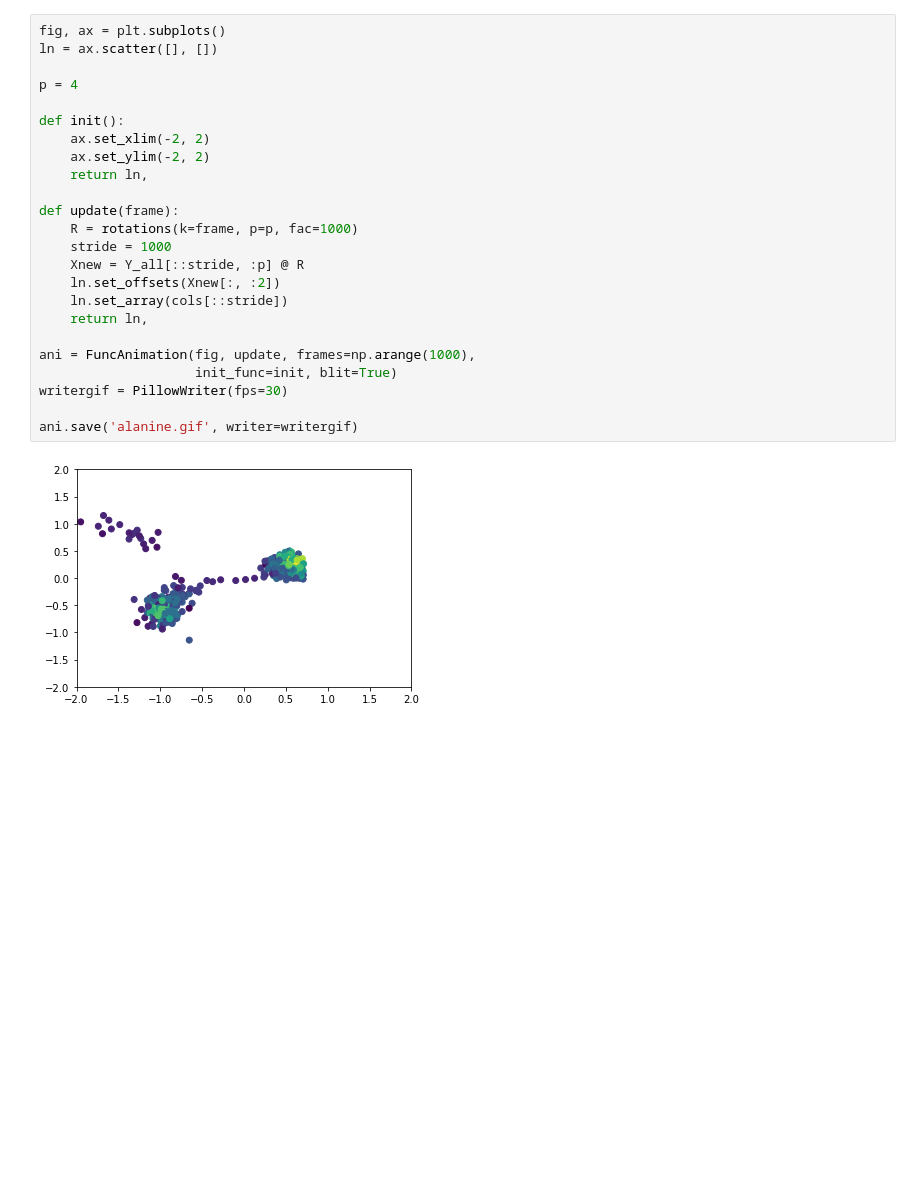
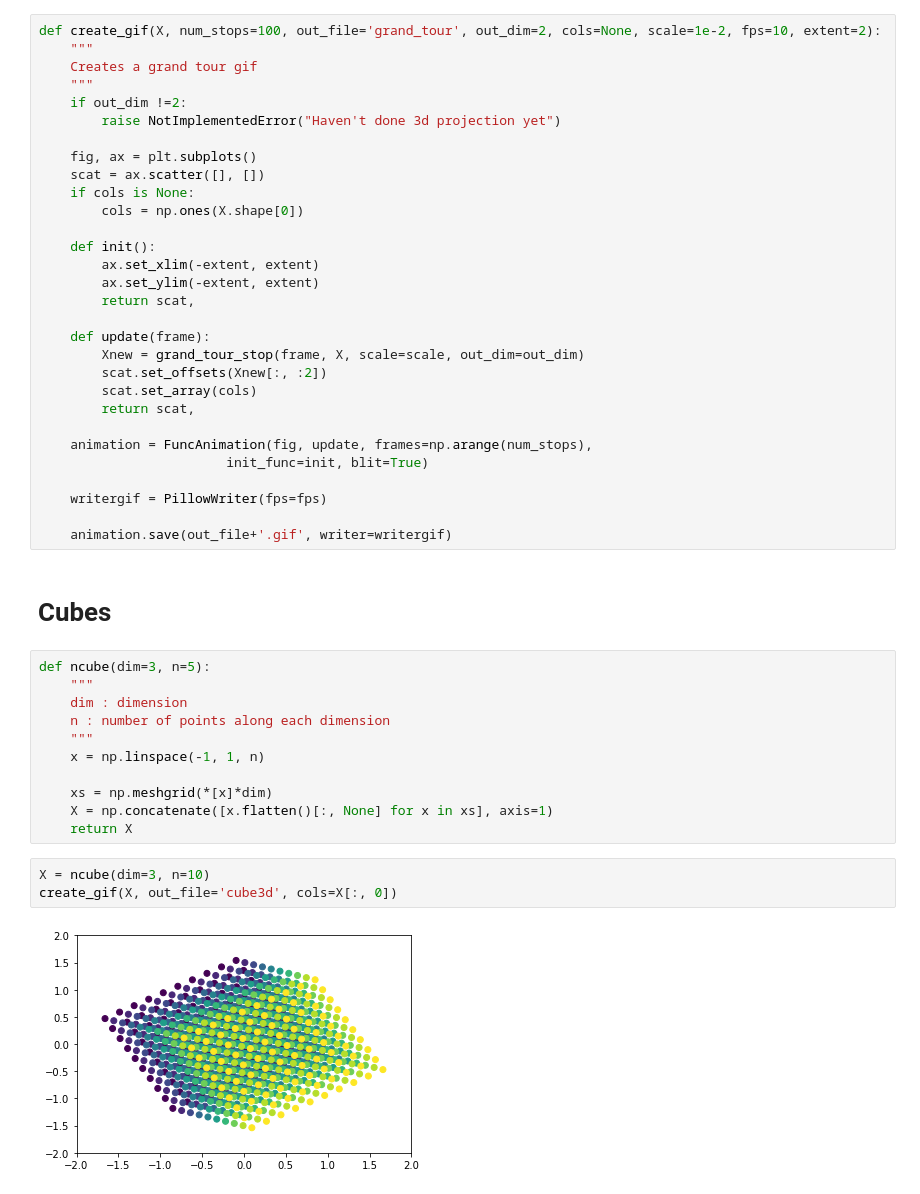
Before and after one commit to RobertArbon/msm_hyperparameter_optimisation, a Jupyter notebook: viz/grand_tour.ipynb, the cells around one changed output. Saved outputs shown, nothing was run; the diff lists cells and outputs as text; blank space fills up the shorter version.

```diff
--- a/viz/grand_tour.ipynb
+++ b/viz/grand_tour.ipynb
@@ -154,26 +132,48 @@ plt.tight_layout()
-# %%
-fig, ax = plt.subplots()
-ln = ax.scatter([], [])
-
-p = 4
-
-def init():
-    ax.set_xlim(-2, 2)
-    ax.set_ylim(-2, 2)
-    return ln,
-
-def update(frame):
-    R = rotations(k=frame, p=p, fac=1000)
-    stride = 1000
-    Xnew = Y_all[::stride, :p] @ R
-    ln.set_offsets(Xnew[:, :2])
-    ln.set_array(cols[::stride])
-    return ln,
-
-ani = FuncAnimation(fig, update, frames=np.arange(1000),
-                    init_func=init, blit=True)
-writergif = PillowWriter(fps=30)
-
-ani.save('alanine.gif', writer=writergif)
-# %% [output]
-[figure, removed]
+# %%
+def create_gif(X, num_stops=100, out_file='grand_tour', out_dim=2, cols=None, scale=1e-2, fps=10, extent=2):
+    """
+    Creates a grand tour gif
+    """
+    if out_dim !=2:
+        raise NotImplementedError("Haven't done 3d projection yet")
+
+    fig, ax = plt.subplots()
+    scat = ax.scatter([], [])
+    if cols is None:
+        cols = np.ones(X.shape[0])
+
+    def init():
+        ax.set_xlim(-extent, extent)
+        ax.set_ylim(-extent, extent)
+        return scat,
+
+    def update(frame):
+        Xnew = grand_tour_stop(frame, X, scale=scale, out_dim=out_dim)
+        scat.set_offsets(Xnew[:, :2])
+        scat.set_array(cols)
+        return scat,
+
+    animation = FuncAnimation(fig, update, frames=np.arange(num_stops),
+                        init_func=init, blit=True)
+
+    writergif = PillowWriter(fps=fps)
+
+    animation.save(out_file+'.gif', writer=writergif)
+# %% [markdown]
+# Cubes
+# %%
+def ncube(dim=3, n=5):
+    """
+    dim : dimension
+    n : number of points along each dimension
+    """
+    x = np.linspace(-1, 1, n)
+
+    xs = np.meshgrid(*[x]*dim)
+    X = np.concatenate([x.flatten()[:, None] for x in xs], axis=1)
+    return X
+# %%
+X = ncube(dim=3, n=10)
+create_gif(X, out_file='cube3d', cols=X[:, 0])
+# %% [output]
+[figure, added]
```
Also changed, not shown: parts of 21 cells of this notebook, 8 other files.
